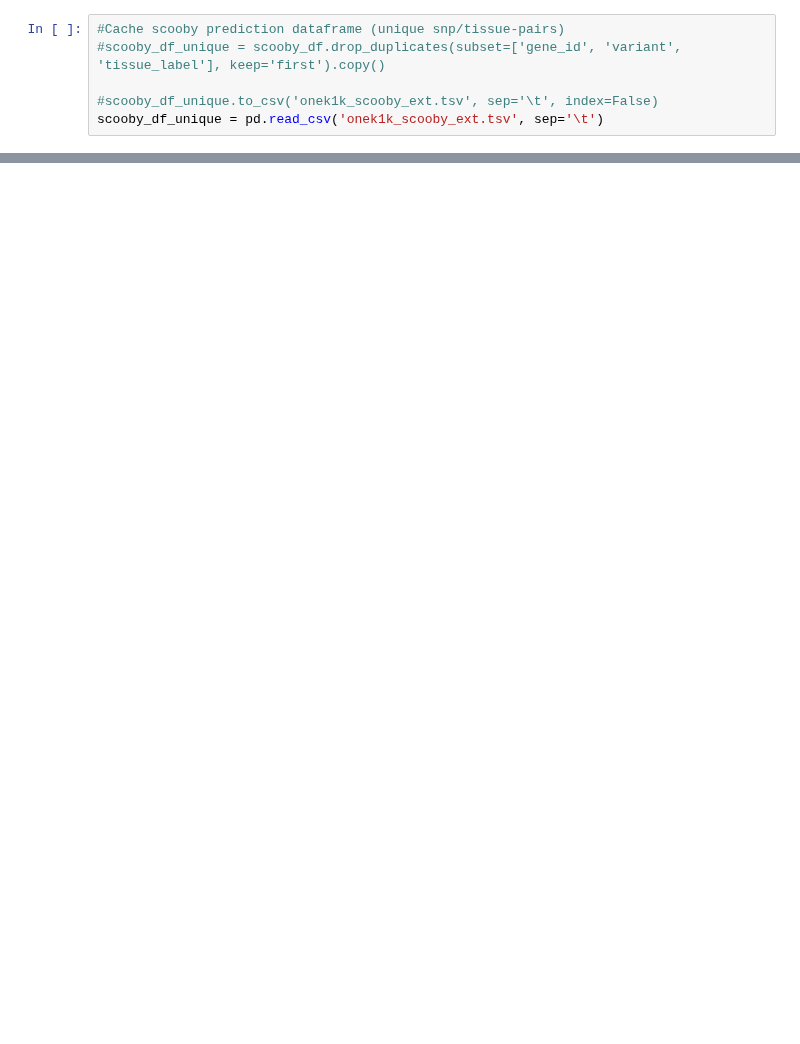
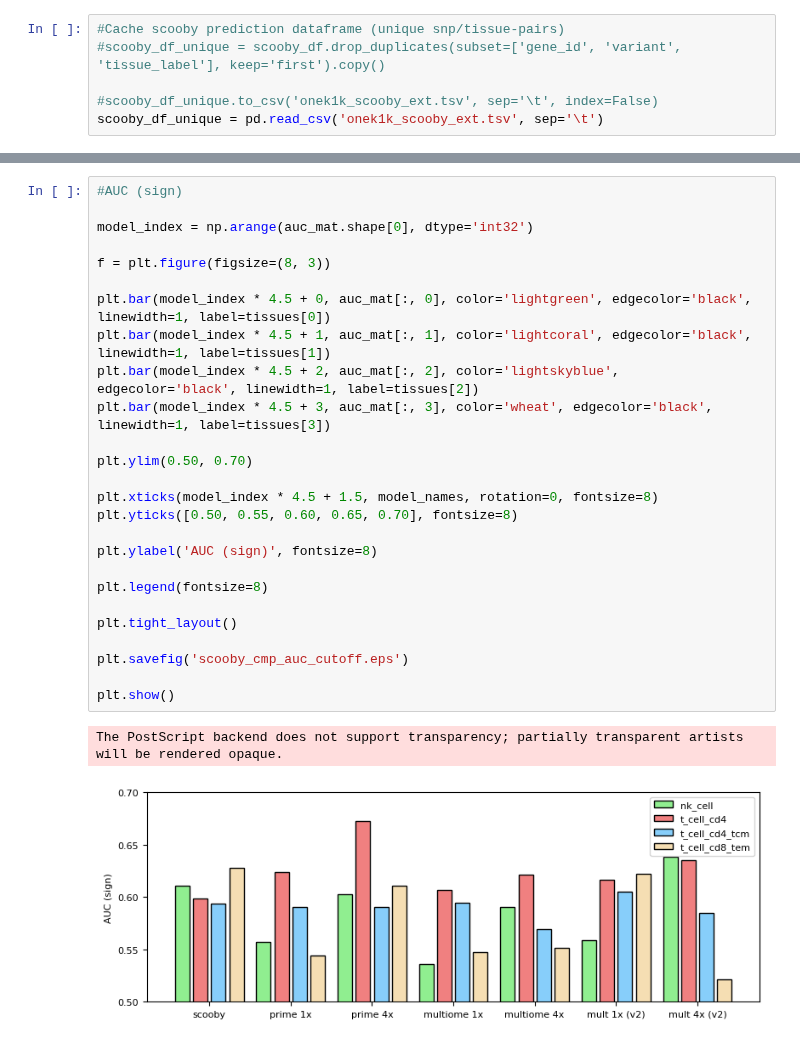
Before and after one commit to calico/borzoi-paper, a Jupyter notebook: extensions/prime/eqtl/scooby/cmp_scooby_pbmc_onek1k.ipynb, the cells around one changed output, grey strips where cells are left out. Drawn from its saved outputs; the diff is of its cells as text; blank space fills up the shorter version.

```diff
--- a/extensions/prime/eqtl/scooby/cmp_scooby_pbmc_onek1k.ipynb
+++ b/extensions/prime/eqtl/scooby/cmp_scooby_pbmc_onek1k.ipynb
@@ -339,0 +905,29 @@ The PostScript backend does not support transparency; partially transparent arti
+# %%
+#AUC (sign)
+
+model_index = np.arange(auc_mat.shape[0], dtype='int32')
+
+f = plt.figure(figsize=(8, 3))
+
+plt.bar(model_index * 4.5 + 0, auc_mat[:, 0], color='lightgreen', edgecolor='black', linewidth=1, label=tissues[0])
+plt.bar(model_index * 4.5 + 1, auc_mat[:, 1], color='lightcoral', edgecolor='black', linewidth=1, label=tissues[1])
+plt.bar(model_index * 4.5 + 2, auc_mat[:, 2], color='lightskyblue', edgecolor='black', linewidth=1, label=tissues[2])
+plt.bar(model_index * 4.5 + 3, auc_mat[:, 3], color='wheat', edgecolor='black', linewidth=1, label=tissues[3])
+
+plt.ylim(0.50, 0.70)
+
+plt.xticks(model_index * 4.5 + 1.5, model_names, rotation=0, fontsize=8)
+plt.yticks([0.50, 0.55, 0.60, 0.65, 0.70], fontsize=8)
+
+plt.ylabel('AUC (sign)', fontsize=8)
+
+plt.legend(fontsize=8)
+
+plt.tight_layout()
+
+plt.savefig('scooby_cmp_auc_cutoff.eps')
+
+plt.show()
+# %% [output]
+The PostScript backend does not support transparency; partially transparent artists will be rendered opaque.
+[figure, added]
```
Also changed, not shown: parts of 12 cells of this notebook, 18 other files.
